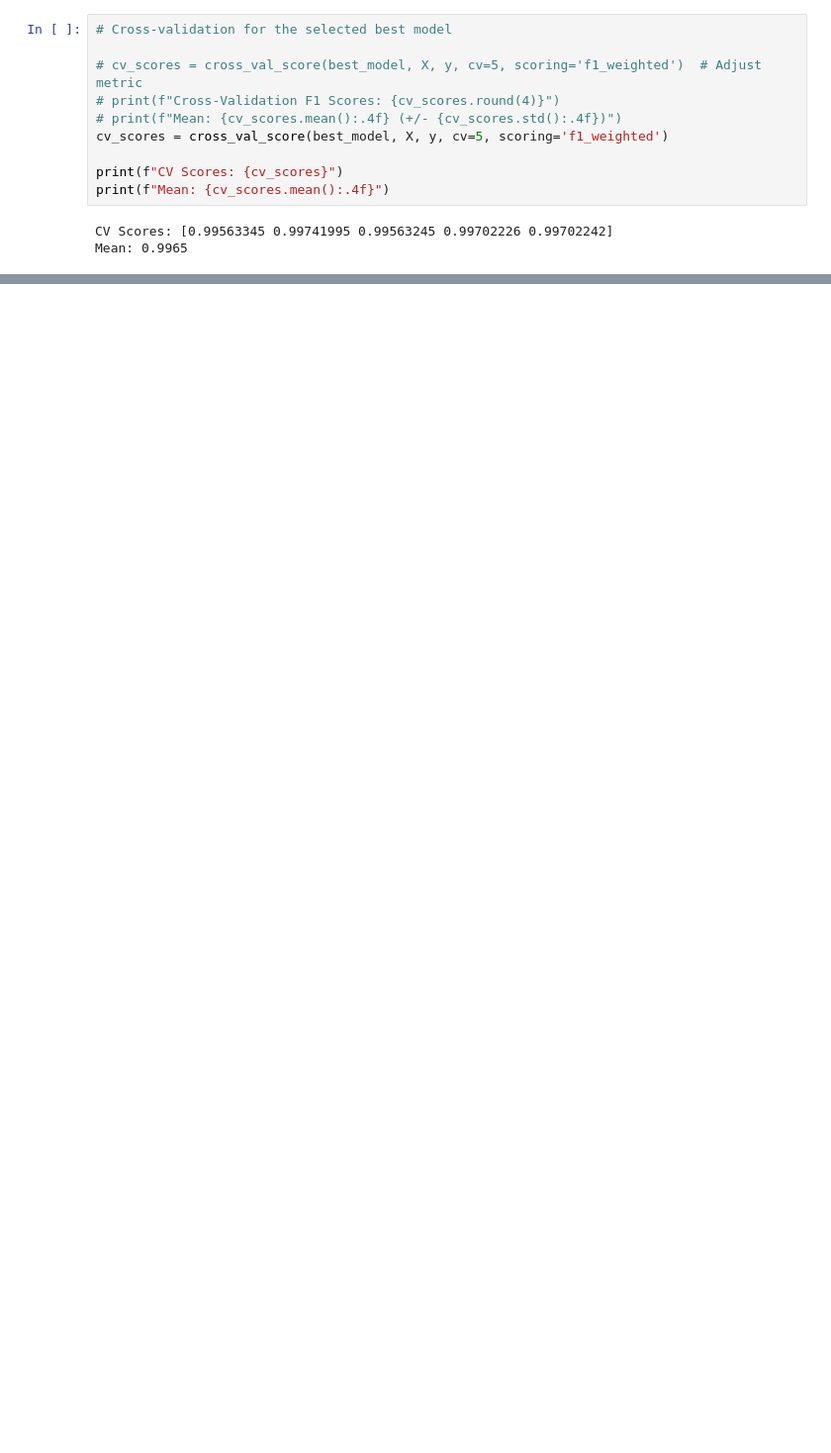
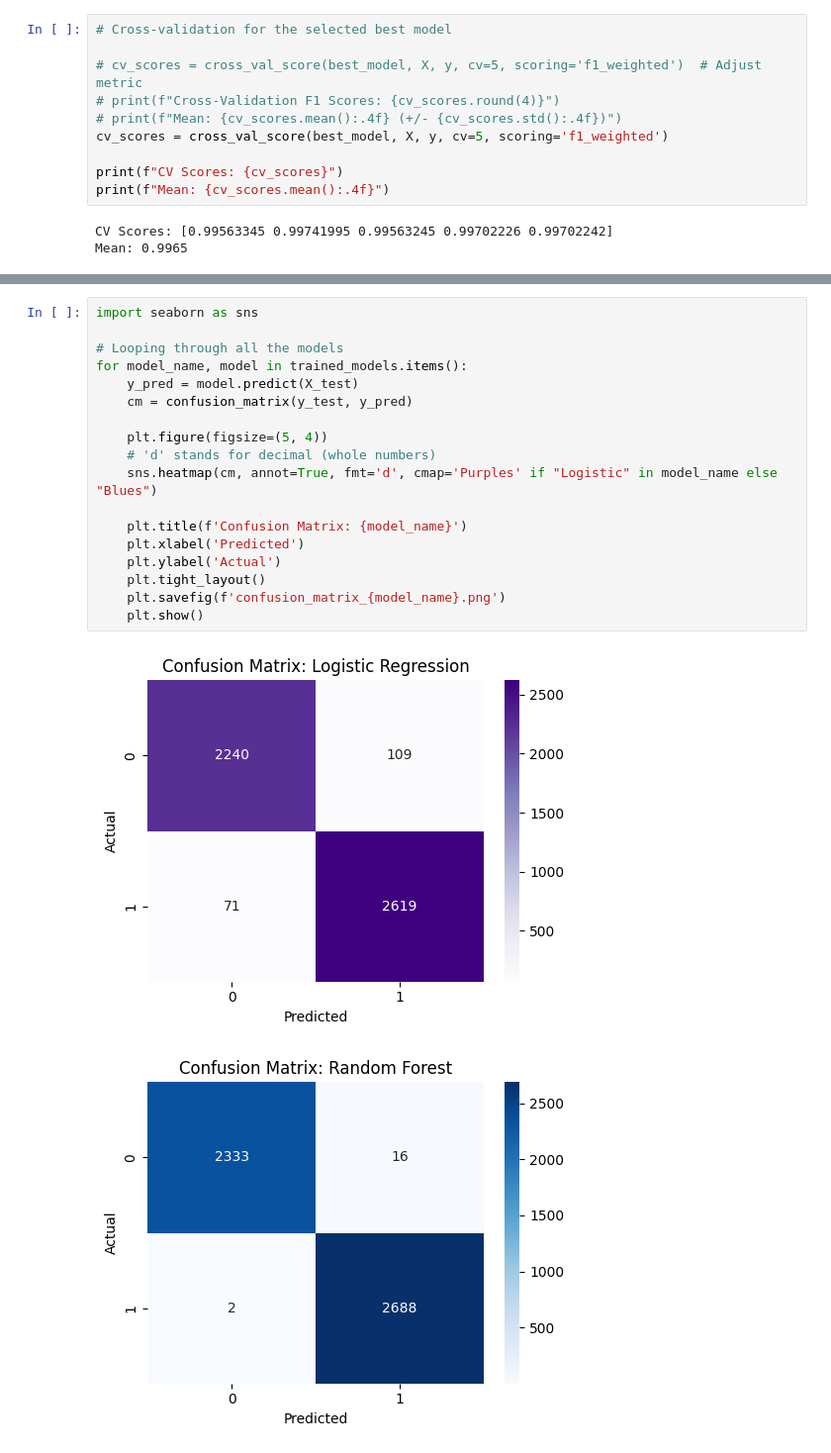
Before and after one commit to ninasaeed19/network_intrusion_data, a Jupyter notebook: notebooks/Phase_4_Modeling.ipynb, the cells around one changed output, grey strips where cells are left out. Shown at 99% size. Drawn from its saved outputs; the diff is of its cells as text; blank space fills up the shorter version.

```diff
--- a/notebooks/Phase_4_Modeling.ipynb
+++ b/notebooks/Phase_4_Modeling.ipynb
@@ -353,0 +376,21 @@ Mean: 0.9965
+# %%
+import seaborn as sns
+
+# Looping through all the models
+for model_name, model in trained_models.items():
+    y_pred = model.predict(X_test)
+    cm = confusion_matrix(y_test, y_pred)
+
+    plt.figure(figsize=(5, 4))
+    # 'd' stands for decimal (whole numbers)
+    sns.heatmap(cm, annot=True, fmt='d', cmap='Purples' if "Logistic" in model_name else "Blues")
+
+    plt.title(f'Confusion Matrix: {model_name}')
+    plt.xlabel('Predicted')
+    plt.ylabel('Actual')
+    plt.tight_layout()
+    plt.savefig(f'confusion_matrix_{model_name}.png')
+    plt.show()
+# %% [output]
+[figure, added]
+[figure, added]
```
Also changed, not shown: parts of 3 cells of this notebook, 13 other files.
